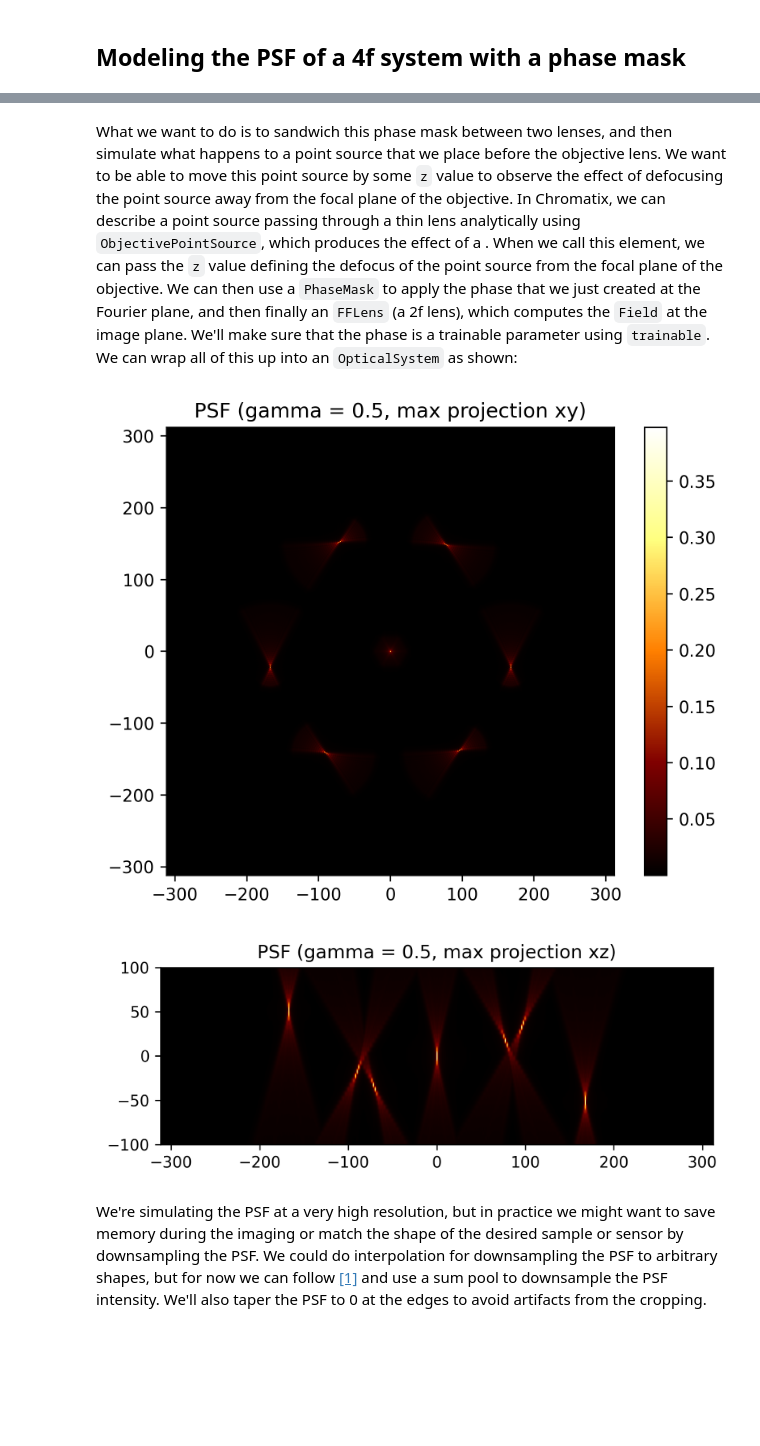
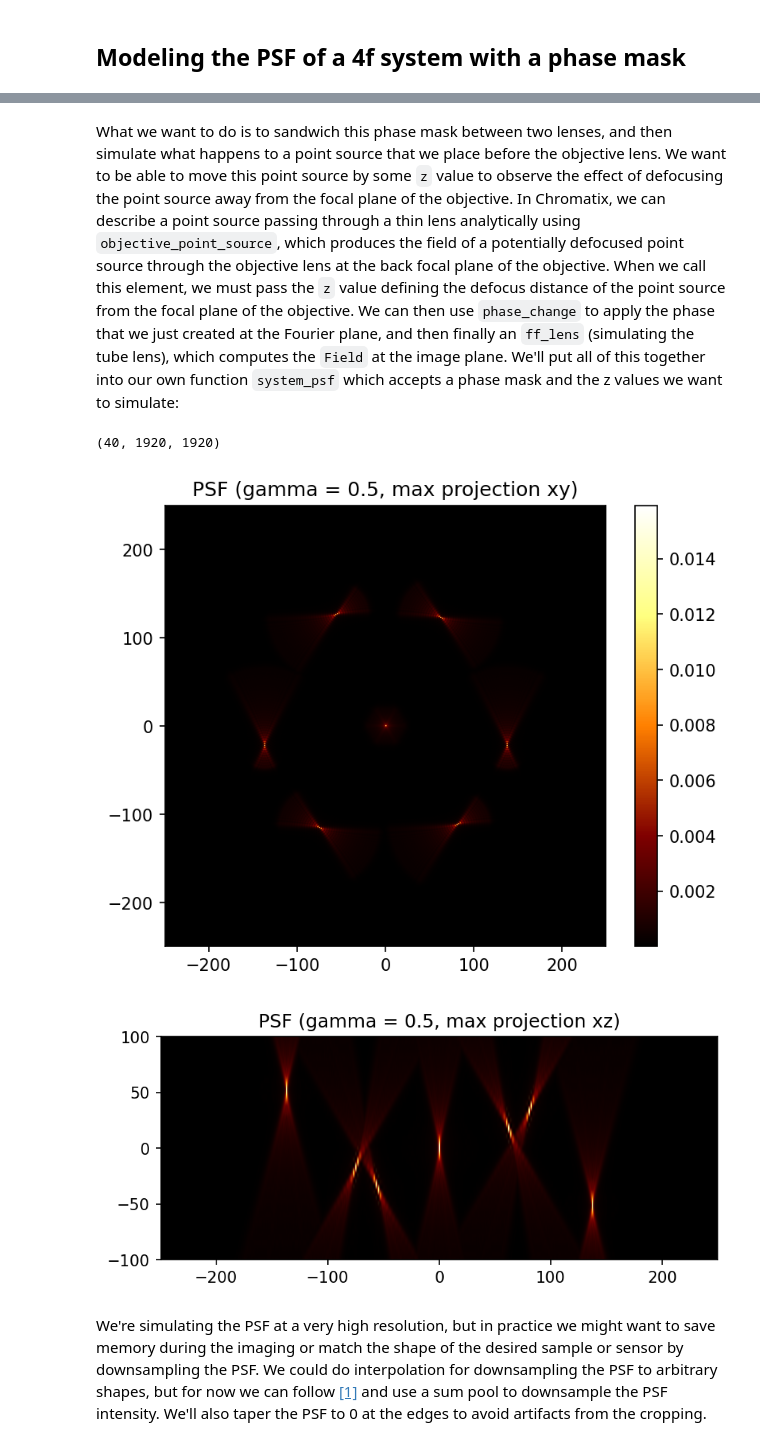
Before and after one commit to chromatix-team/chromatix, a Jupyter notebook: docs/examples/holoscope.ipynb, the cells around one changed output, grey strips where cells are left out. Cells and saved outputs as stored; diff of their text form; code cells hidden in the pictures; blank space fills up the shorter version.

Commit message:
Overhaul all examples with new Field/Equinox

```diff
--- a/docs/examples/holoscope.ipynb
+++ b/docs/examples/holoscope.ipynb
@@ -59,7 +48,10 @@ taper_width: Optional[float] = 5
 As we simulate light at different planes of the 4f system, the spacing we have chosen will change. We can calculate what the spacing must be in the back focal plane of the objective (the first lens) in order to produce the desired output at the image plane:
 # %%
 shape = tuple(np.array(camera_shape).astype(int) + pad)
-spacing = f * spectrum / (n * shape[0] * camera_pixel_pitch)
+# We need to calculate the change in spacing in the Fourier plane
+# due to the Fourier transform by working backwards from the
+# camera FOV
+spacing = f_tube * spectrum / (n * shape[0] * camera_pixel_pitch)  # microns
 print(f"Shape of simulation: {shape}")
 print(f"Input spacing of simulation: {spacing:.3f}")
 print(f"Target spacing of simulation: {camera_pixel_pitch:.3f}")
@@ -74,7 +66,9 @@ Our 4f system consists of an objective lens (2 focal lengths, i.e. 2f), a phase
 # %%
-init_phase = defocused_ramps(shape, spacing, spectrum, n, f, NA, delta=[1582.0] * 6)
+phase = defocused_ramps(
+    shape, spacing, spectrum, n, f_objective, NA, delta=[1296.0] * 6
+)
 plt.figure(dpi=150)
-plt.imshow(init_phase.squeeze(), cmap="bwr")
+plt.imshow(phase, cmap="bwr")
 plt.colorbar(label="phase (radians)")
 plt.title("phase mask")
 plt.axis("off")
@@ -84,41 +78,46 @@ plt.show()
 # %% [markdown]
-What we want to do is to sandwich this phase mask between two lenses, and then simulate what happens to a point source that we place before the objective lens. We want to be able to move this point source by some `z` value to observe the effect of defocusing the point source away from the focal plane of the objective. In Chromatix, we can describe a point source passing through a thin lens analytically using `ObjectivePointSource`, which produces the effect of a . When we call this element, we can pass the `z` value defining the defocus of the point source from the focal plane of the objective. We can then use a `PhaseMask` to apply the phase that we just created at the Fourier plane, and then finally an `FFLens` (a 2f lens), which computes the `Field` at the image plane. We'll make sure that the phase is a trainable parameter using `trainable`. We can wrap all of this up into an `OpticalSystem` as shown:
+What we want to do is to sandwich this phase mask between two lenses, and then simulate what happens to a point source that we place before the objective lens. We want to be able to move this point source by some `z` value to observe the effect of defocusing the point source away from the focal plane of the objective. In Chromatix, we can describe a point source passing through a thin lens analytically using `objective_point_source`, which produces the field of a potentially defocused point source through the objective lens at the back focal plane of the objective. When we call this element, we must pass the `z` value defining the defocus distance of the point source from the focal plane of the objective. We can then use `phase_change` to apply the phase that we just created at the Fourier plane, and then finally an `ff_lens` (simulating the tube lens), which computes the `Field` at the image plane. We'll put all of this together into our own function `system_psf` which accepts a phase mask and the z values we want to simulate:
 # %%
 # This is where Chromatix is doing its job --- simulating the
 # 4f system with a point source at different depths. This lets
 # us write the optical simulation part of this model in just
 # a few lines of code.
-system_psf = OpticalSystem(
-    [
-        ObjectivePointSource(shape, spacing, spectrum, spectral_density, f, n, NA),
-        PhaseMask(trainable(init_phase)),
-        FFLens(f, n),
-    ]
-)
+def system_psf(phase: Array, z: Array) -> Field:
+    field = objective_point_source(shape, spacing, spectrum, z, f_objective, n, NA)
+    field = phase_change(field, phase)
+    field = ff_lens(field, f_tube, n)
+    return field
 
-variables = system_psf.init(key, z=z)
-params, state = variables["params"], variables["state"]
-del variables  # delete for memory
 
-psf = system_psf.apply({"params": params, "state": state}, z)
+psf = system_psf(phase, z)
+# %%
+psf.shape
+# %% [output]
+(40, 1920, 1920)
 # %%
 plt.figure(dpi=150)
 plt.imshow(
-    (psf.intensity**0.5).max(0).squeeze(), cmap="afmhot", extent=(-312, 312, -312, 312)
+    (psf.intensity**0.5).max(0).squeeze(),
+    interpolation="lanczos",
+    cmap="afmhot",
+    extent=(-249.6, 249.6, -249.6, 249.6),
 )
 plt.colorbar()
 plt.title("PSF (gamma = 0.5, max projection xy)")
 plt.show()
 
 plt.figure(dpi=150)
 plt.imshow(
-    (psf.intensity**0.5).max(1).squeeze(), cmap="afmhot", extent=(-312, 312, -100, 100)
+    (psf.intensity**0.5).max(1).squeeze(),
+    interpolation="lanczos",
+    cmap="afmhot",
+    extent=(-249.6, 249.6, -100, 100),
 )
 plt.title("PSF (gamma = 0.5, max projection xz)")
 plt.show()
 # %% [output]
-[figure, old version]
+[figure, new version]
-[figure, old version]
+[figure, new version]
 # %% [markdown]
 We're simulating the PSF at a very high resolution, but in practice we might want to save memory during the imaging or match the shape of the desired sample or sensor by downsampling the PSF. We could do interpolation for downsampling the PSF to arbitrary shapes, but for now we can follow [[1]](https://openreview.net/forum?id=Kx1VCs1treH) and use a sum pool to downsample the PSF intensity. We'll also taper the PSF to 0 at the edges to avoid artifacts from the cropping.
 # %%
```
Also changed, not shown: parts of 32 cells of this notebook, 14 other files.
